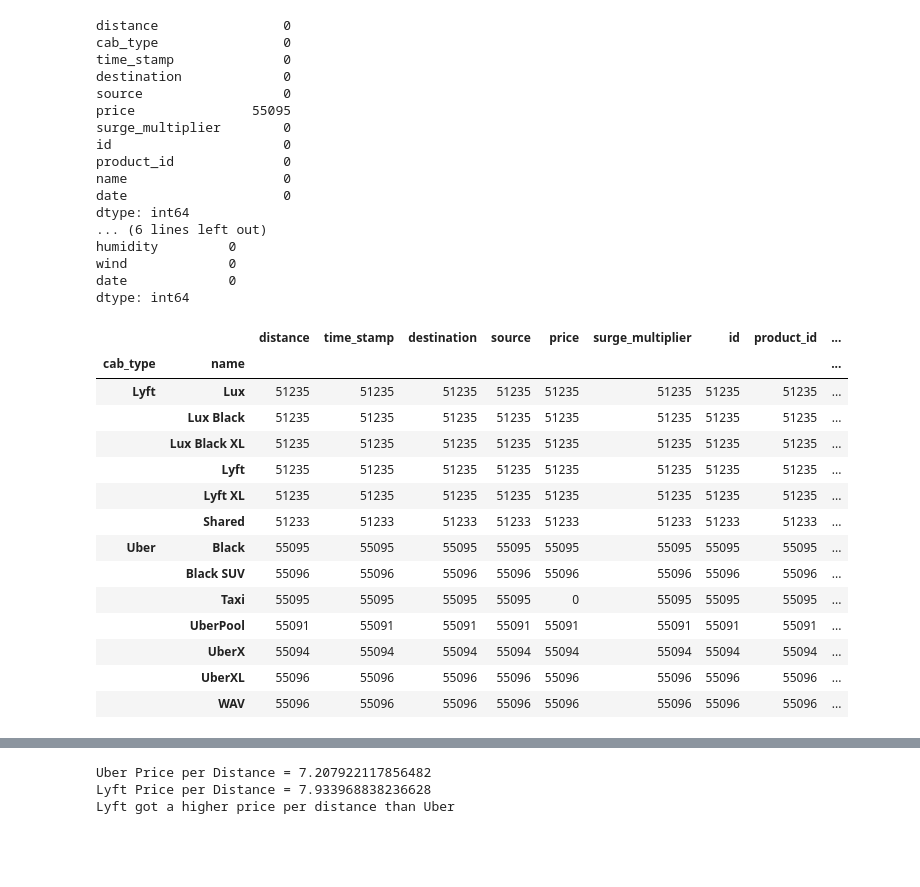
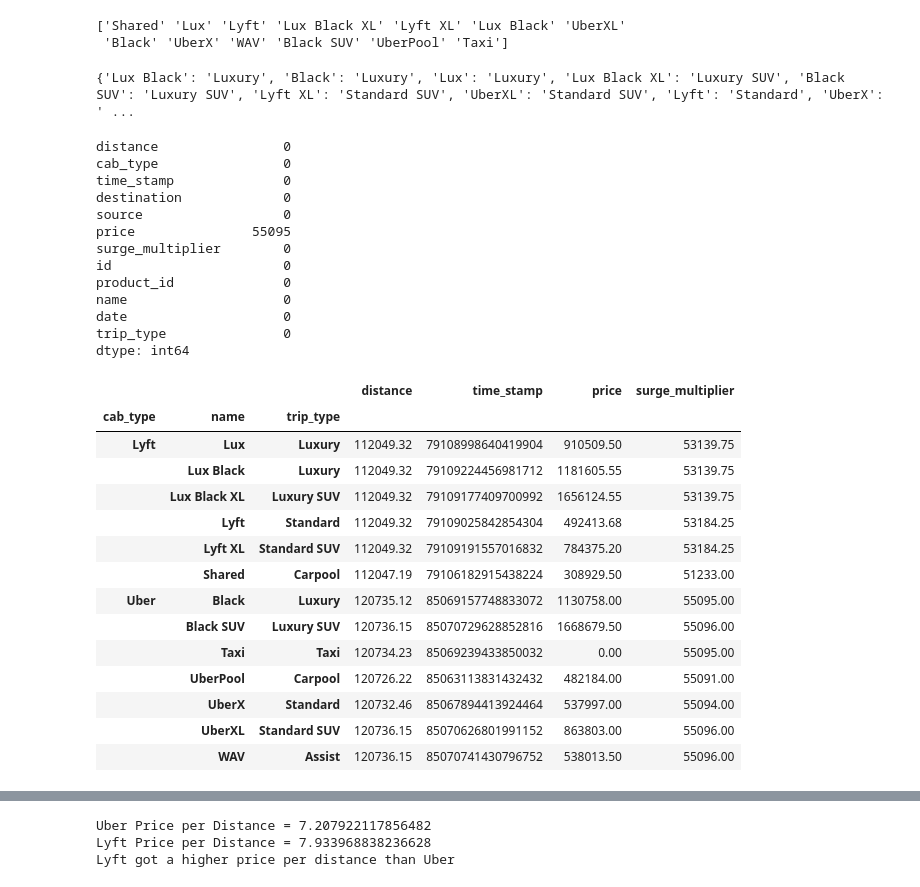
Before and after one commit to edwawong/UCDPA_Edwardwong, a Jupyter notebook: Edward Wong Project.ipynb, the cells around one changed output, grey strips where cells are left out. Drawn from its saved outputs; the diff is of its cells as text; code cells hidden in the pictures; blank space fills up the shorter version.

```diff
--- a/Edward Wong Project.ipynb
+++ b/Edward Wong Project.ipynb
@@ -37,0 +41,4 @@ print(weather_df.head())
+# %%
+#Use Regex to replace the uber product id as "uber_product", and make use of iterators to change the rows of uber id to "uber_product"
+df['product_id'] = [re.sub(r"\w+-\w+-\w+-\w+-\w+", "uber_product", str(product)) for product in df['product_id']]
+df['product_id']
@@ -89,7 +75,30 @@ print(weather_df.head())
+# %%
+#Check how many product types in the dataset
+print(df['name'].unique())
+# %% [output]
+['Shared' 'Lux' 'Lyft' 'Lux Black XL' 'Lyft XL' 'Lux Black' 'UberXL'
+ 'Black' 'UberX' 'WAV' 'Black SUV' 'UberPool' 'Taxi']
+# %%
+#Create a dictionary to categorize the trip type by product
+trip_type = {
+    'Lux Black':'Luxury', 'Black':'Luxury', 'Lux':'Luxury',
+    'Lux Black XL':'Luxury SUV', 'Black SUV':'Luxury SUV',
+    'Lyft XL':'Standard SUV', 'UberXL':'Standard SUV',
+    'Lyft':'Standard', 'UberX':'Standard',
+    'Shared':'Carpool', 'UberPool':'Carpool',
+    'WAV':'Assist', 'Taxi':'Taxi'
+}
+
+print(trip_type)
+# %% [output]
+{'Lux Black': 'Luxury', 'Black': 'Luxury', 'Lux': 'Luxury', 'Lux Black XL': 'Luxury SUV', 'Black SUV': 'Luxury SUV', 'Lyft XL': 'Standard SUV', 'UberXL': 'Standard SUV', 'Lyft': 'Standard', 'UberX': ' ...
+# %%
+#Create a column to store the Trip Type of each order
+df['trip_type'] = df['name']
+df['trip_type'] = df['trip_type'].replace(trip_type)
 # %%
 #check missing data
-print(df.isna().sum())
-print(weather_df.isna().sum())
+df.isna().sum()
 # %% [output]
 distance                0
 cab_type                0
@@ -102,31 +111,27 @@ id                      0
 product_id              0
 name                    0
 date                    0
+trip_type               0
 dtype: int64
-... (6 lines left out)
-humidity         0
-wind             0
-date             0
-dtype: int64
 # %%
 #check which 'name' got the missing price, it shows all come from "Uber Taxi"
-df.groupby(['cab_type', 'name']).count()
+df.groupby(['cab_type', 'name', 'trip_type']).sum()
 # %% [output]
-|  |  | distance | time_stamp | destination | source | price | surge_multiplier | id | product_id | ... |
-| cab_type | name |  |  |  |  |  |  |  |  | ... |
-| Lyft | Lux | 51235 | 51235 | 51235 | 51235 | 51235 | 51235 | 51235 | 51235 | ... |
-|  | Lux Black | 51235 | 51235 | 51235 | 51235 | 51235 | 51235 | 51235 | 51235 | ... |
-|  | Lux Black XL | 51235 | 51235 | 51235 | 51235 | 51235 | 51235 | 51235 | 51235 | ... |
-|  | Lyft | 51235 | 51235 | 51235 | 51235 | 51235 | 51235 | 51235 | 51235 | ... |
-|  | Lyft XL | 51235 | 51235 | 51235 | 51235 | 51235 | 51235 | 51235 | 51235 | ... |
-|  | Shared | 51233 | 51233 | 51233 | 51233 | 51233 | 51233 | 51233 | 51233 | ... |
-| Uber | Black | 55095 | 55095 | 55095 | 55095 | 55095 | 55095 | 55095 | 55095 | ... |
-|  | Black SUV | 55096 | 55096 | 55096 | 55096 | 55096 | 55096 | 55096 | 55096 | ... |
-|  | Taxi | 55095 | 55095 | 55095 | 55095 | 0 | 55095 | 55095 | 55095 | ... |
-|  | UberPool | 55091 | 55091 | 55091 | 55091 | 55091 | 55091 | 55091 | 55091 | ... |
-|  | UberX | 55094 | 55094 | 55094 | 55094 | 55094 | 55094 | 55094 | 55094 | ... |
-|  | UberXL | 55096 | 55096 | 55096 | 55096 | 55096 | 55096 | 55096 | 55096 | ... |
-|  | WAV | 55096 | 55096 | 55096 | 55096 | 55096 | 55096 | 55096 | 55096 | ... |
+|  |  |  | distance | time_stamp | price | surge_multiplier |
+| cab_type | name | trip_type |  |  |  |  |
+| Lyft | Lux | Luxury | 112049.32 | 79108998640419904 | 910509.50 | 53139.75 |
+|  | Lux Black | Luxury | 112049.32 | 79109224456981712 | 1181605.55 | 53139.75 |
+|  | Lux Black XL | Luxury SUV | 112049.32 | 79109177409700992 | 1656124.55 | 53139.75 |
+|  | Lyft | Standard | 112049.32 | 79109025842854304 | 492413.68 | 53184.25 |
+|  | Lyft XL | Standard SUV | 112049.32 | 79109191557016832 | 784375.20 | 53184.25 |
+|  | Shared | Carpool | 112047.19 | 79106182915438224 | 308929.50 | 51233.00 |
+| Uber | Black | Luxury | 120735.12 | 85069157748833072 | 1130758.00 | 55095.00 |
+|  | Black SUV | Luxury SUV | 120736.15 | 85070729628852816 | 1668679.50 | 55096.00 |
+|  | Taxi | Taxi | 120734.23 | 85069239433850032 | 0.00 | 55095.00 |
+|  | UberPool | Carpool | 120726.22 | 85063113831432432 | 482184.00 | 55091.00 |
+|  | UberX | Standard | 120732.46 | 85067894413924464 | 537997.00 | 55094.00 |
+|  | UberXL | Standard SUV | 120736.15 | 85070626801991152 | 863803.00 | 55096.00 |
+|  | WAV | Assist | 120736.15 | 85070741430796752 | 538013.50 | 55096.00 |
 # %%
 #create a new dataframe in df to drop the Uber Taxi product, so the dataframe only contains private cars (non-taxi) trips
 new_df = df.dropna()
```
Also changed, not shown: parts of 65 cells of this notebook, 6 other files.
